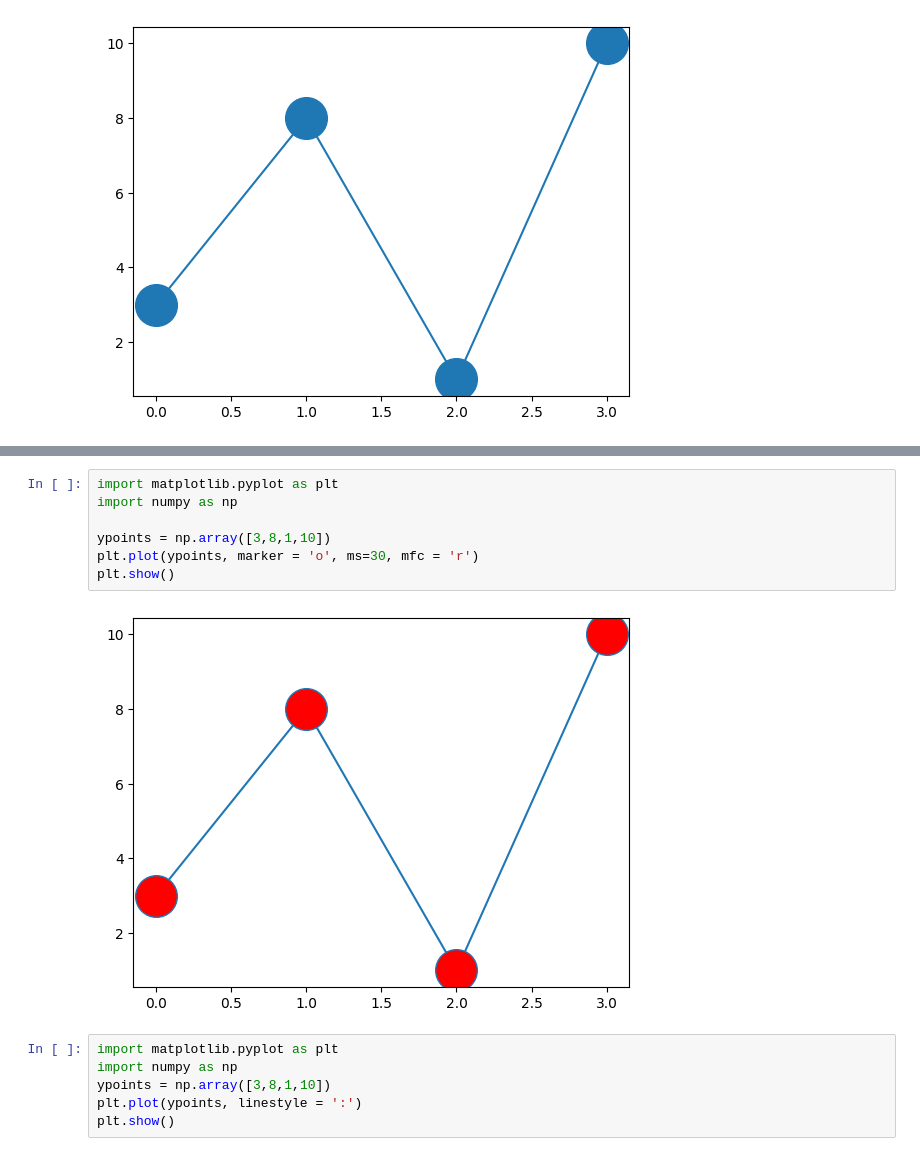
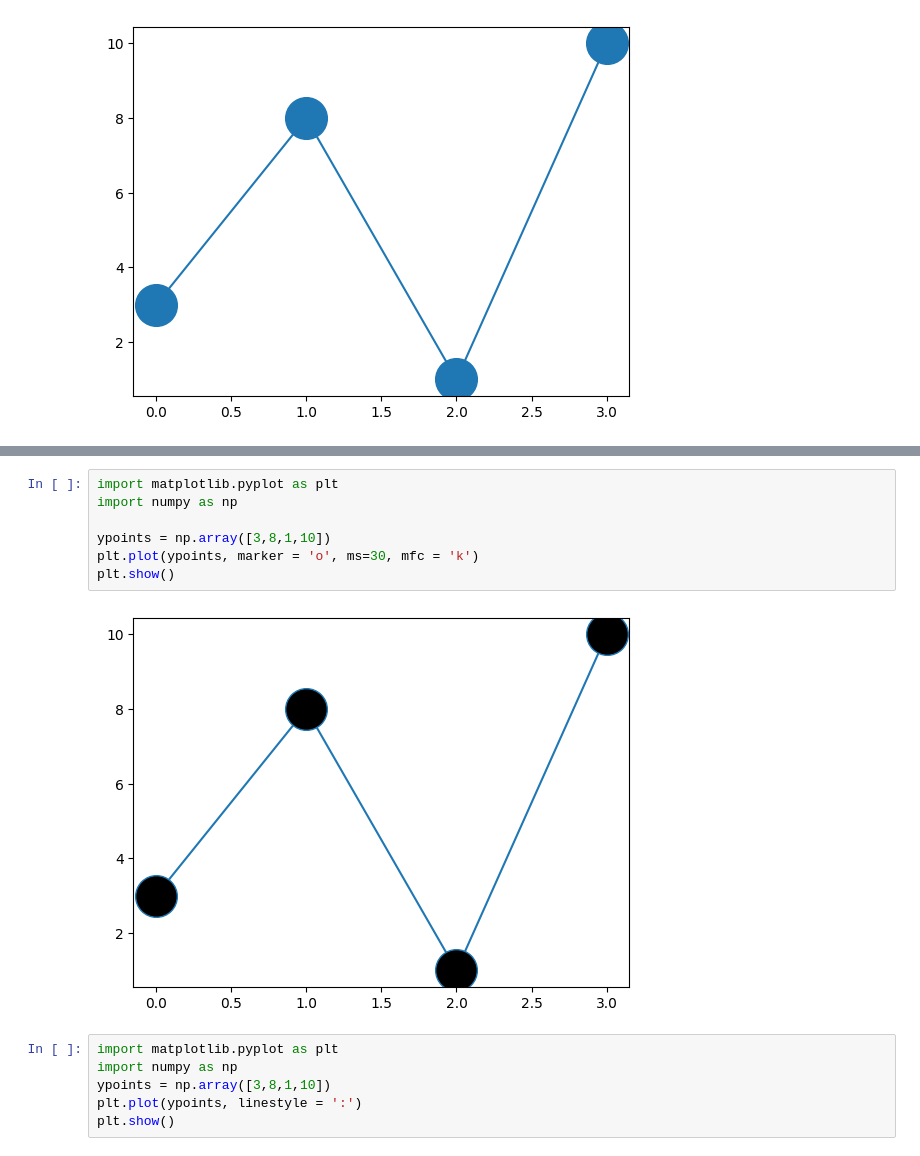
Before and after one commit to RajeshRanaGiet/IML-Lab, a Jupyter notebook: DMDW_LAB.ipynb, the cells around one changed output, grey strips where cells are left out. Saved outputs shown, nothing was run; the diff lists cells and outputs as text.

```diff
--- a/DMDW_LAB.ipynb
+++ b/DMDW_LAB.ipynb
@@ -159,12 +159,12 @@ plt.show()
 # %%
 import matplotlib.pyplot as plt
 import numpy as np
 
 ypoints = np.array([3,8,1,10])
-plt.plot(ypoints, marker = 'o', ms=30, mfc = 'r')
+plt.plot(ypoints, marker = 'o', ms=30, mfc = 'k')
 plt.show()
 # %% [output]
-[figure, old version]
+[figure, new version]
 # %%
 import matplotlib.pyplot as plt
 import numpy as np
```
Also changed, not shown: parts of 3 cells of this notebook.
